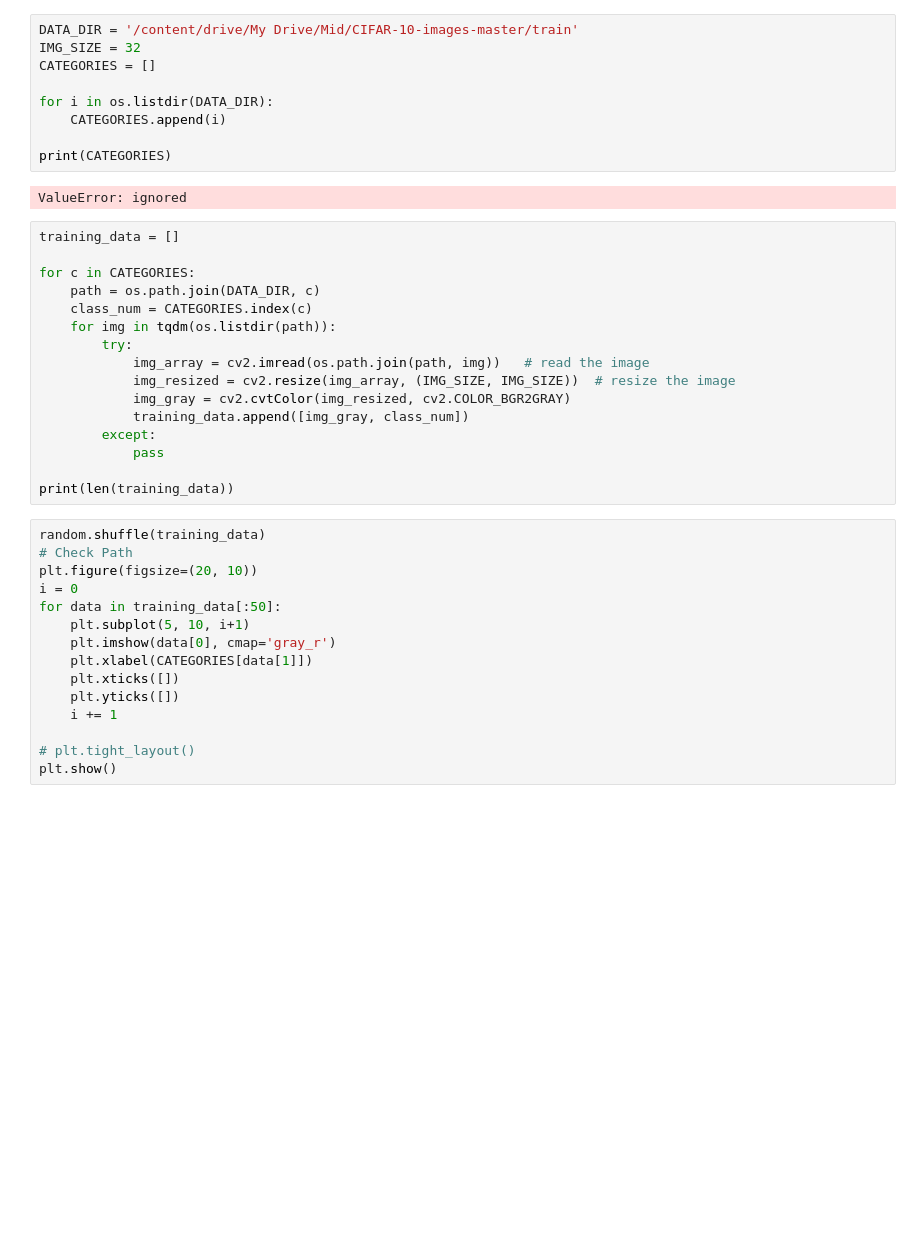
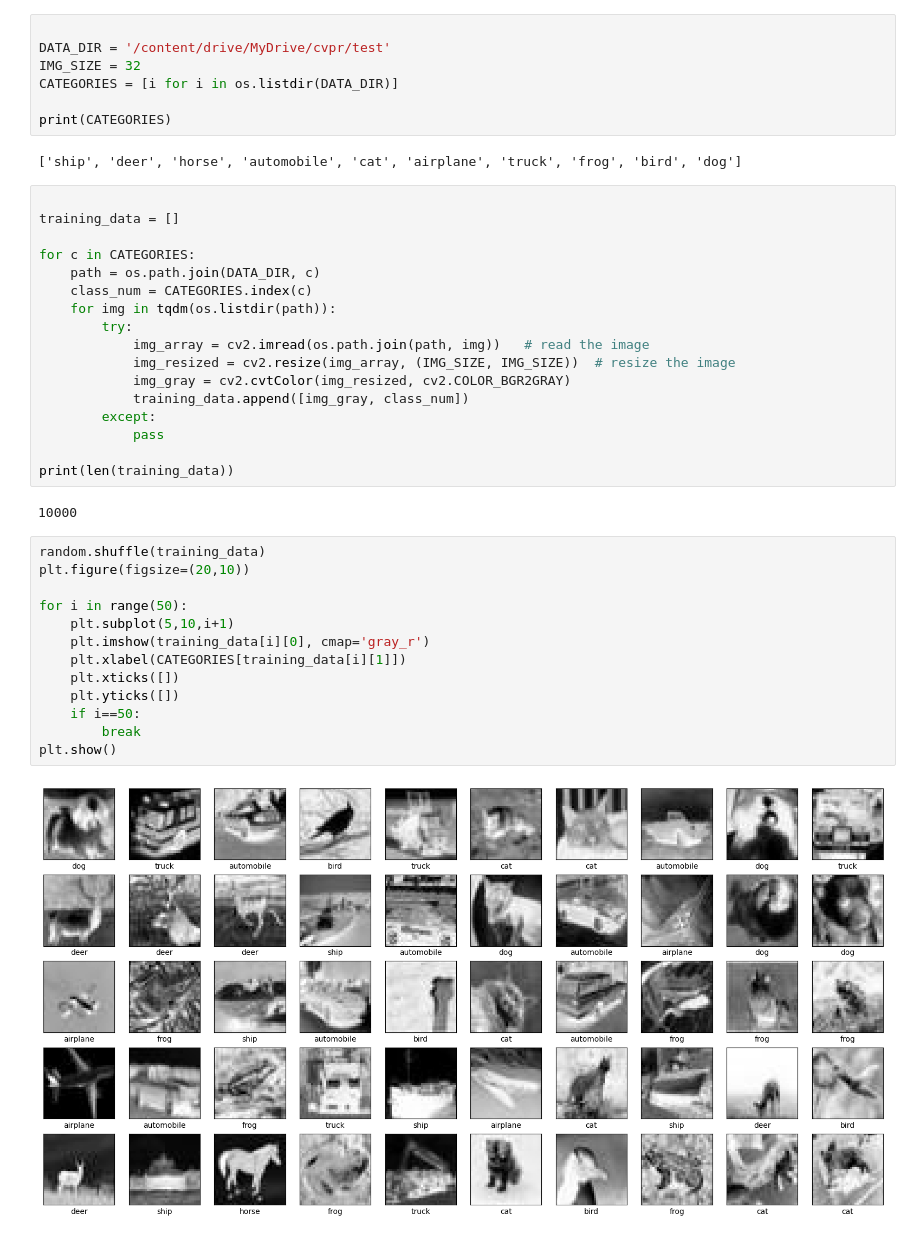
Before and after one commit to nafisa-maliyat/cvpr, a Jupyter notebook: mid/assignment_01.ipynb, the cells around one changed output. Drawn from its saved outputs; the diff is of its cells as text; blank space fills up the shorter version.

```diff
--- a/mid/assignment_01.ipynb
+++ b/mid/assignment_01.ipynb
@@ -10,17 +14,16 @@ drive.mount('/content/drive')
 # %% [output]
 Mounted at /content/drive
 # %%
-DATA_DIR = '/content/drive/My Drive/Mid/CIFAR-10-images-master/train'
+
+DATA_DIR = '/content/drive/MyDrive/cvpr/test'
 IMG_SIZE = 32
-CATEGORIES = []
-
-for i in os.listdir(DATA_DIR):
-    CATEGORIES.append(i)
+CATEGORIES = [i for i in os.listdir(DATA_DIR)]
 
 print(CATEGORIES)
 # %% [output]
-ValueError: ignored
+['ship', 'deer', 'horse', 'automobile', 'cat', 'airplane', 'truck', 'frog', 'bird', 'dog']
 # %%
+
 training_data = []
 
 for c in CATEGORIES:
@@ -36,18 +39,20 @@ for c in CATEGORIES:
             pass
 
 print(len(training_data))
+# %% [output]
+10000
 # %%
 random.shuffle(training_data)
-# Check Path
-plt.figure(figsize=(20, 10))
-i = 0
-for data in training_data[:50]:
-    plt.subplot(5, 10, i+1)
-    plt.imshow(data[0], cmap='gray_r')
-    plt.xlabel(CATEGORIES[data[1]])
+plt.figure(figsize=(20,10))
+
+for i in range(50):
+    plt.subplot(5,10,i+1)
+    plt.imshow(training_data[i][0], cmap='gray_r')
+    plt.xlabel(CATEGORIES[training_data[i][1]])
     plt.xticks([])
     plt.yticks([])
-    i += 1
-
-# plt.tight_layout()
+    if i==50:
+        break
 plt.show()
+# %% [output]
+[figure, added]
```
Also changed, not shown: parts of 2 cells of this notebook.
